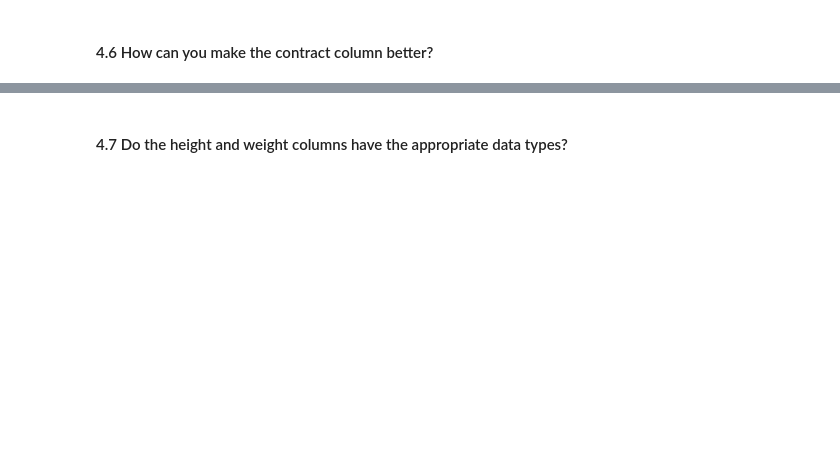
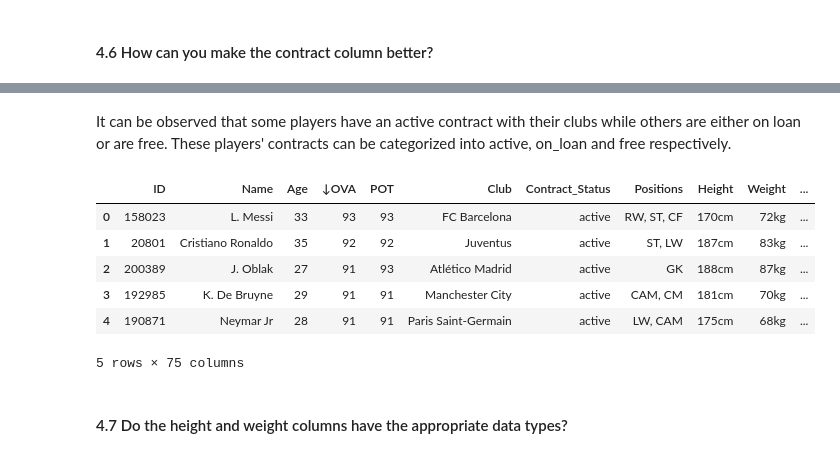
Before and after one commit to see-3pO/fifa21-Data-Cleaning-Project, a Jupyter notebook: fifa21_players_analysis.ipynb, the cells around one changed output, grey strips where cells are left out. Saved outputs shown, nothing was run; the diff lists cells and outputs as text; code cells hidden in the pictures; blank space fills up the shorter version.

```diff
--- a/fifa21_players_analysis.ipynb
+++ b/fifa21_players_analysis.ipynb
@@ -434,0 +594,4 @@ array(['2004  2021', '2018  2022', '2014  2023', '2015  2023',
+# %%
+#converting hits from object to int
+fifa_df['Hits'] = fifa_df['Hits'].astype('int64')
+type(fifa_df['Hits'][0])
@@ -445,4 +619,0 @@ array([nan, 'Jun 30, 2021', 'Dec 31, 2020', 'Jan 30, 2021',
-# %%
-a = fifa_df[fifa_df['Club']=='No Club'].index
-for x in a:
-  fifa_df['Contract'][x] = ''
@@ -451,5 +619,0 @@ AttributeError: 'DataFrame' object has no attribute 'unique'
-# %%
-fifa_df['Contract'] = fifa_df['Contract'].str.replace('~', '')
-fifa_df['Contract']
-# fifa_df[['Contract_Start', 'Contract_End']] = fifa_df['Contract'].str.split(' ', expand=True)
-# fifa_df[['Contract_Start', 'Contract_End']]
@@ -471,3 +642,35 @@ Name: Contract, Length: 18979, dtype: object
+# %% [markdown]
+It can be observed that some players have an active contract with their clubs while others are either on loan or are free. These players' contracts can be categorized into active, on_loan and free respectively.
+# %%
+# function to categorise contracts
+def categoriseContracts(x):
+  #active contracts
+  if "~" in x:
+    x = "active"
+    return x
+  #on loan
+  elif "On Loan" in x:
+    x = "on_loan"
+    return x
+  #free
+  elif "Free" in x:
+    x = "free"
+    return x
+# %%
+fifa_df['Contract'] = fifa_df['Contract'].apply(categoriseContracts)
+#rename contract to contract status
+fifa_df = fifa_df.rename(columns={"Contract": "Contract_Status"})
+#converting to category type
+fifa_df["Contract_Status"] =  fifa_df["Contract_Status"].astype("category")
+fifa_df.head()
+# %% [output]
+|  | ID | Name | Age | ↓OVA | POT | Club | Contract_Status | Positions | Height | Weight | ... |
+| 0 | 158023 | L. Messi | 33 | 93 | 93 | FC Barcelona | active | RW, ST, CF | 170cm | 72kg | ... |
+| 1 | 20801 | Cristiano Ronaldo | 35 | 92 | 92 | Juventus | active | ST, LW | 187cm | 83kg | ... |
+| 2 | 200389 | J. Oblak | 27 | 91 | 93 | Atlético Madrid | active | GK | 188cm | 87kg | ... |
+| 3 | 192985 | K. De Bruyne | 29 | 91 | 91 | Manchester City | active | CAM, CM | 181cm | 70kg | ... |
+| 4 | 190871 | Neymar Jr | 28 | 91 | 91 | Paris Saint-Germain | active | LW, CAM | 175cm | 68kg | ... |
+5 rows × 75 columns
 # %% [markdown]
 #### 4.7 Do the height and weight columns have the appropriate data types?
 # %%
```
Also changed, not shown: parts of 68 cells of this notebook.
